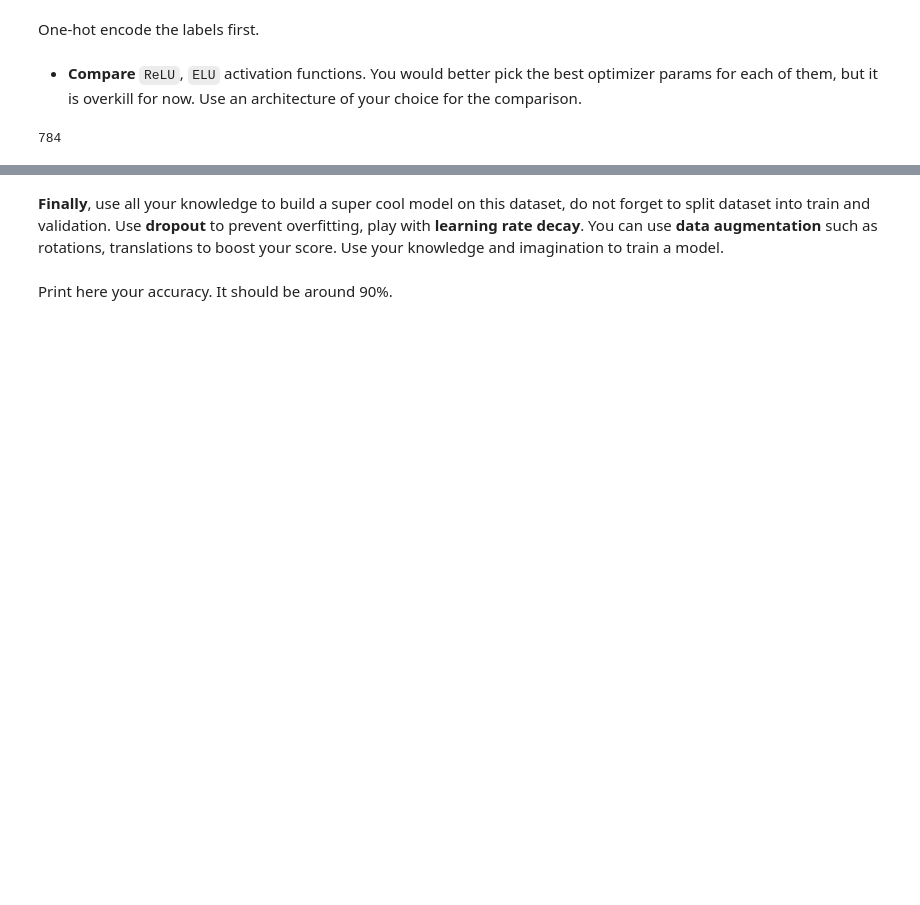
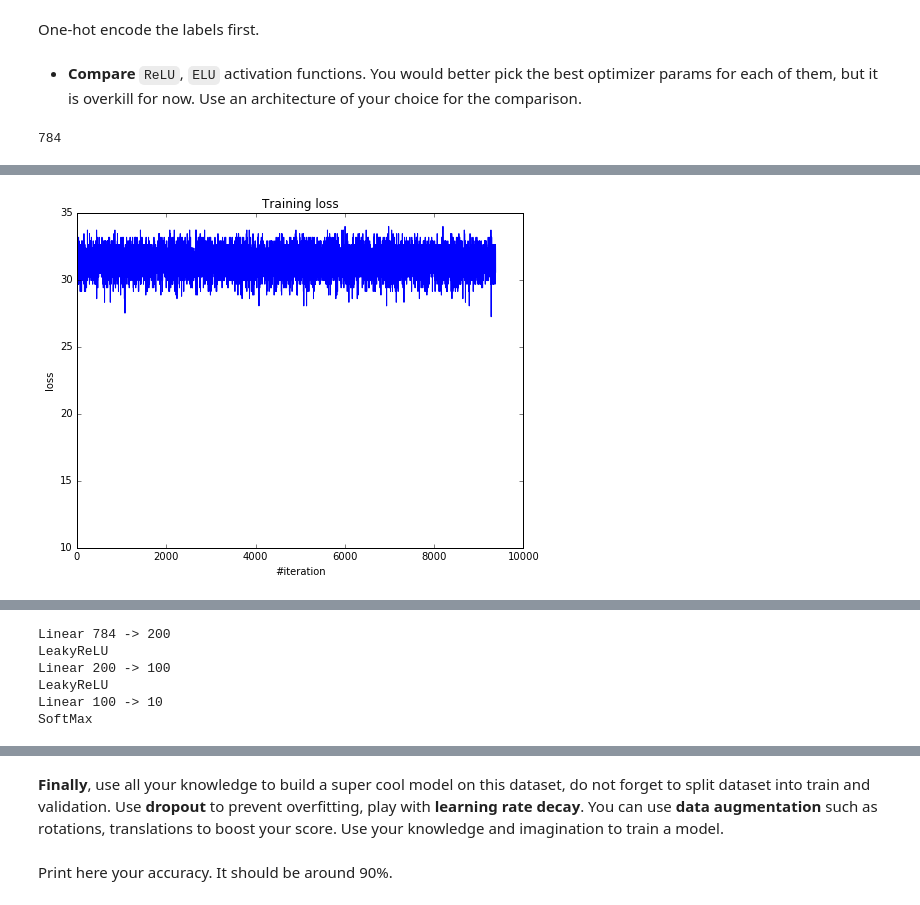
Before and after one commit to andreyzharkov/MIPT-ML, a Jupyter notebook: hw5/hw1_main.ipynb, the cells around one changed output, grey strips where cells are left out. Cells and saved outputs as stored; diff of their text form; code cells hidden in the pictures; blank space fills up the shorter version.

```diff
--- a/hw5/hw1_main.ipynb
+++ b/hw5/hw1_main.ipynb
@@ -293,0 +363,13 @@ X.shape[1]
+# %%
+net = Sequential()
+net.add(Linear(X.shape[1], 200))
+net.add(LeakyReLU())
+net.add(Linear(200, 100))
+net.add(LeakyReLU())
+net.add(Linear(100, Y.shape[1]))
+net.add(SoftMax())
+criterion = ClassNLLCriterion()
+optimizer_config = {'learning_rate' : 1e-2, 'momentum': 0.9}
+fit_model(net, X, Y,criterion,20,128, optimizer_config)
+# %% [output]
+[figure, added]
@@ -293,0 +377,6 @@ X.shape[1]
+Linear 784 -> 200
+LeakyReLU
+Linear 200 -> 100
+LeakyReLU
+Linear 100 -> 10
+SoftMax
```
Also changed, not shown: parts of 13 cells of this notebook, 1 other file.
